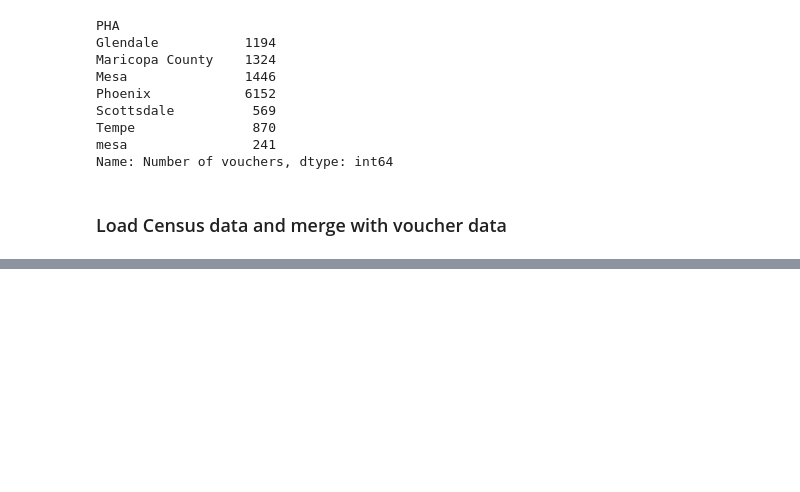
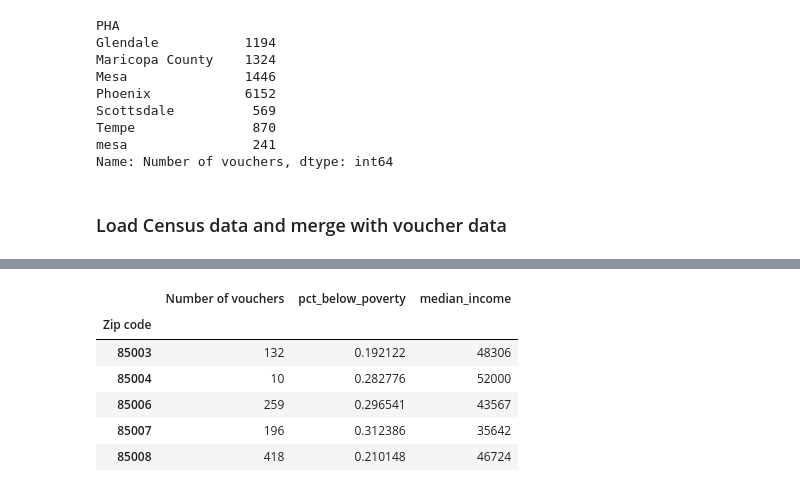
Before and after one commit to amyq96/quick-analyses, a Jupyter notebook: section-8/prep-voucher-data.ipynb, the cells around one changed output, grey strips where cells are left out. Saved outputs shown, nothing was run; the diff lists cells and outputs as text; code cells hidden in the pictures; blank space fills up the shorter version.

```diff
--- a/section-8/prep-voucher-data.ipynb
+++ b/section-8/prep-voucher-data.ipynb
@@ -157,0 +218,10 @@ vouchers.head()
+# %%
+vouchers_grouped.head()
+# %% [output]
+|  | Number of vouchers | pct_below_poverty | median_income |
+| Zip code |  |  |  |
+| 85003 | 132 | 0.192122 | 48306 |
+| 85004 | 10 | 0.282776 | 52000 |
+| 85006 | 259 | 0.296541 | 43567 |
+| 85007 | 196 | 0.312386 | 35642 |
+| 85008 | 418 | 0.210148 | 46724 |
```
Also changed, not shown: parts of 22 cells of this notebook.
